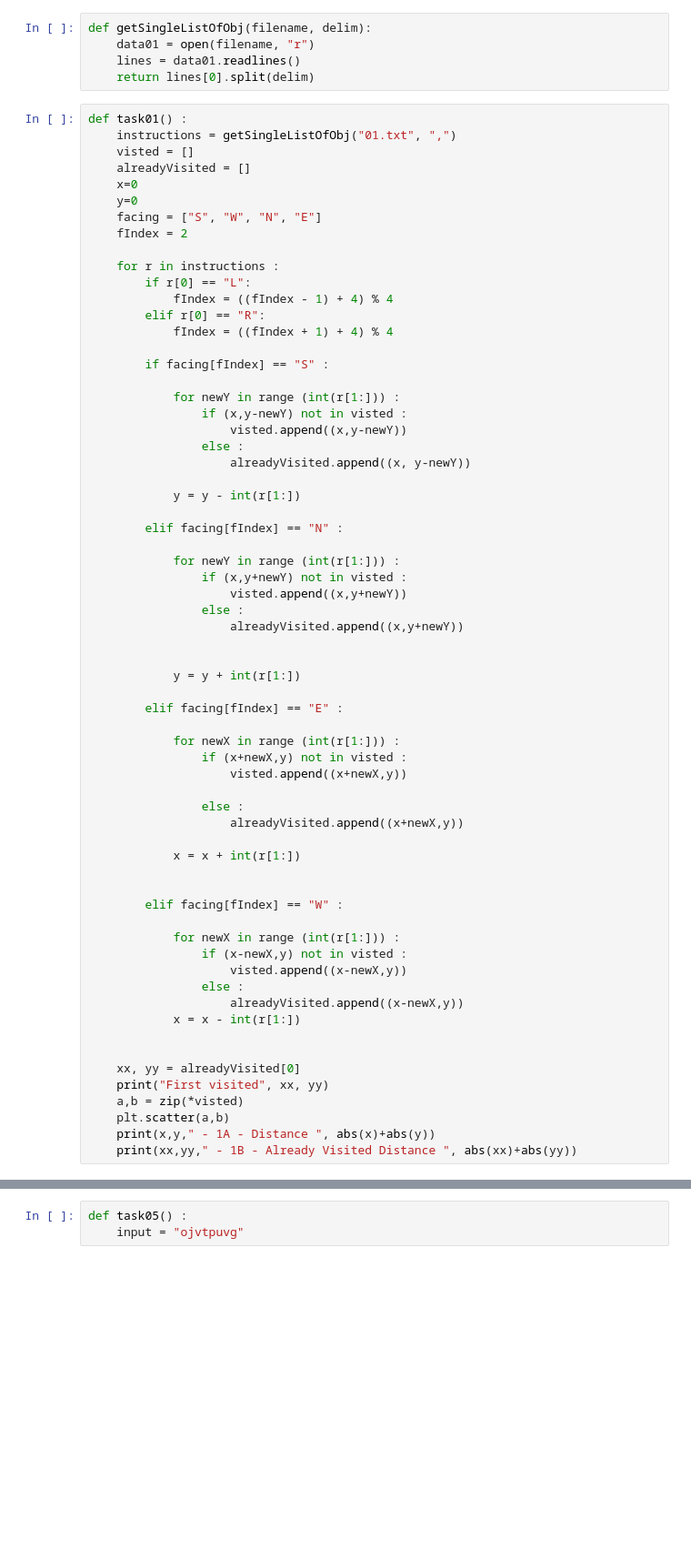
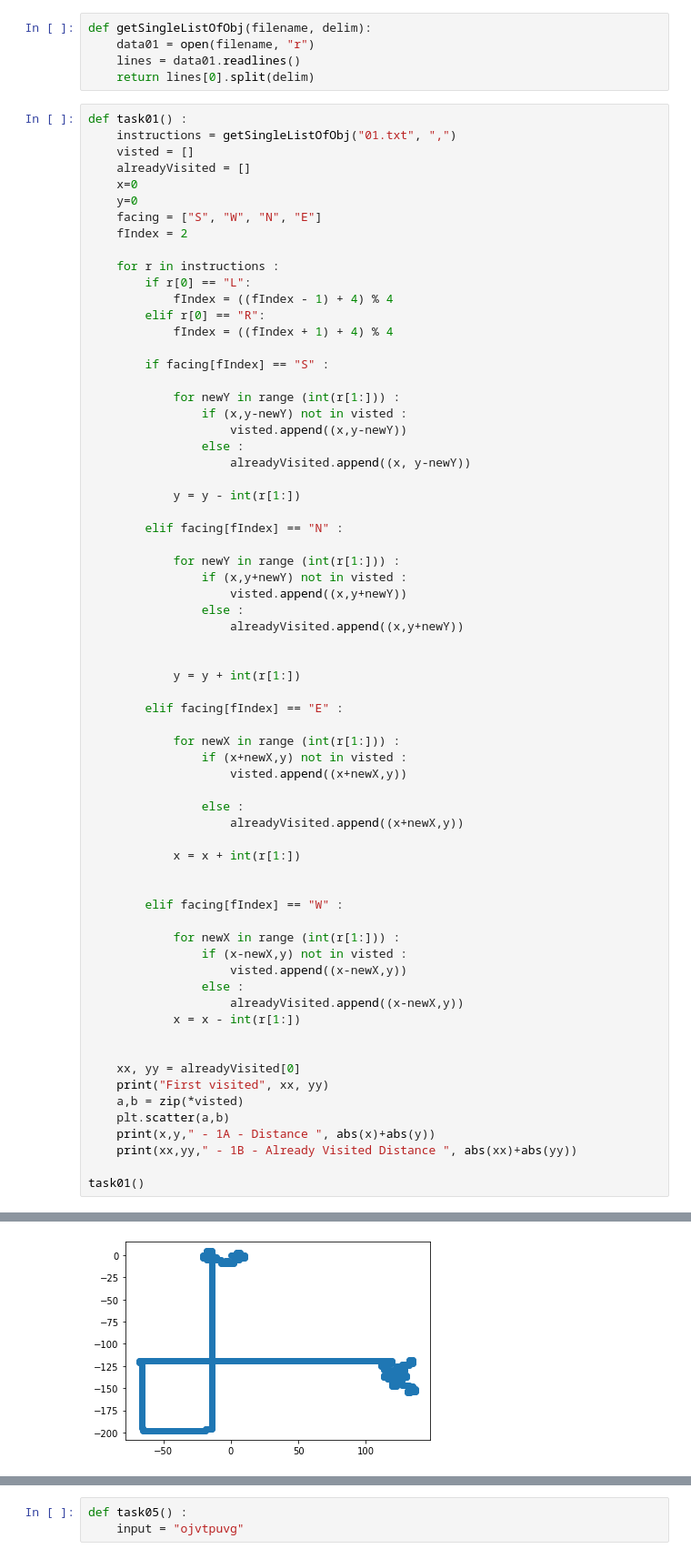
Before and after one commit to sjosidan/advent, a Jupyter notebook: 2016/advent2016.ipynb, the cells around one changed output, grey strips where cells are left out. Shown: that part at 91% size. Drawn from its saved outputs; the diff is of its cells as text; blank space fills up the shorter version.

```diff
--- a/2016/advent2016.ipynb
+++ b/2016/advent2016.ipynb
@@ -79,3 +79,6 @@ def task01() :
     plt.scatter(a,b)
     print(x,y," - 1A - Distance ", abs(x)+abs(y))
     print(xx,yy," - 1B - Already Visited Distance ", abs(xx)+abs(yy))
+
+task01()
+# %% [output]
@@ -82,3 +88,4 @@ def task01() :
+[figure, added]
 # %%
 def task02a() :
     lines = getMultiListOfObj("02.txt")
```
Also changed, not shown: parts of 5 cells of this notebook, 1 other file.
